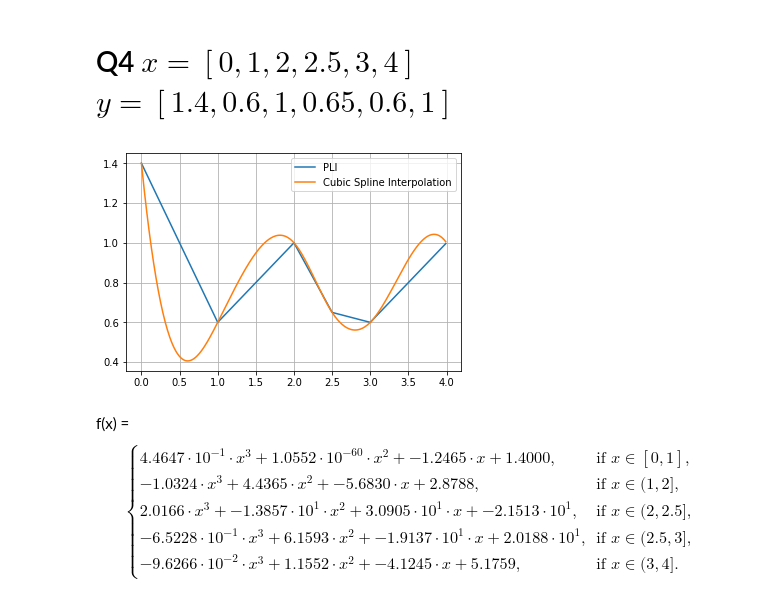
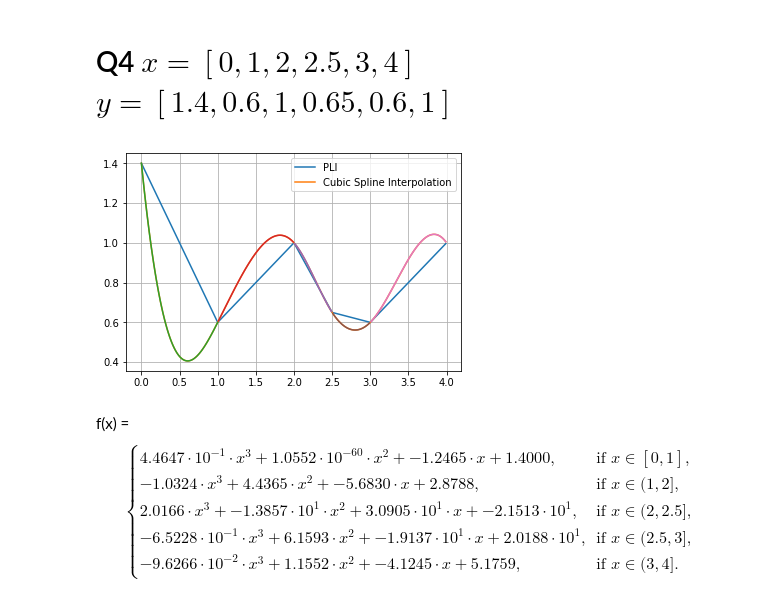
Before and after one commit to Vidhin05/Computational-and-Numerical-Methods, a Jupyter notebook: Set_7.ipynb, the cells around one changed output. Saved outputs shown, nothing was run; the diff lists cells and outputs as text; code cells hidden in the pictures.

```diff
--- a/Set_7.ipynb
+++ b/Set_7.ipynb
@@ -184,15 +195,20 @@ f(x) = \begin{cases}1.8095\cdot x^3 + 2.0714 \cdot 10^{-61}\cdot x^2 + 4.7619 \c
 # %%
 x = np.array([0, 1, 2, 2.5, 3, 4])
 y = np.array([1.4, 0.6, 1, 0.65, 0.6, 1])
 xp = np.arange(0, 4, 0.01)
 yp = np.interp(xp, x, y)
 plt.plot(xp, yp, label = "PLI")
 yp = spline(x, y, xp, order=3, kind='smoothest')
 plt.plot(xp, yp, label = "Cubic Spline Interpolation")
+plt.plot(xp[0:101], yp[0:101])
+plt.plot(xp[101:200], yp[101:200])
+plt.plot(xp[201:250], yp[201:250])
+plt.plot(xp[251:300], yp[251:300])
+plt.plot(xp[301:400], yp[301:400])
 plt.legend(loc='best')
 plt.grid(True)
 plt.show()
 # %% [output]
-[figure, old version]
+[figure, new version]
 # %% [markdown]
 f(x) = \begin{cases}4.4647 \cdot 10^{-1}\cdot x^3 + 1.0552 \cdot 10^{-60}\cdot x^2 + -1.2465\cdot x + 1.4000, & \text{if } x \in [0,1], \\-1.0324\cdot x^3 + 4.4365\cdot x^2 + -5.6830\cdot x + 2.8788, & \text{if } x \in (1,2], \\2.0166\cdot x^3 + -1.3857 \cdot 10^{1}\cdot x^2 + 3.0905 \cdot 10^{1}\cdot x + -2.1513 \cdot 10^{1}, & \text{if } x \in (2,2.5], \\-6.5228 \cdot 10^{-1}\cdot x^3 + 6.1593\cdot x^2 + -1.9137 \cdot 10^{1}\cdot x + 2.0188 \cdot 10^{1}, & \text{if } x \in (2.5,3], \\-9.6266 \cdot 10^{-2}\cdot x^3 + 1.1552\cdot x^2 + -4.1245\cdot x + 5.1759, & \text{if } x \in (3,4].\end{cases}
```
Also changed, not shown: parts of 6 cells of this notebook, 1 other file.
